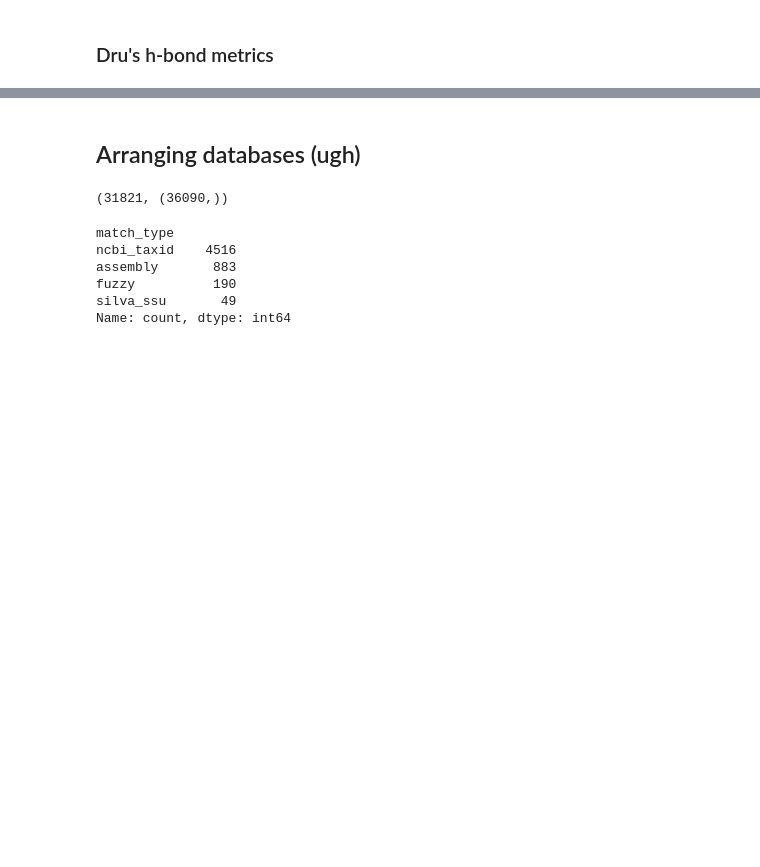
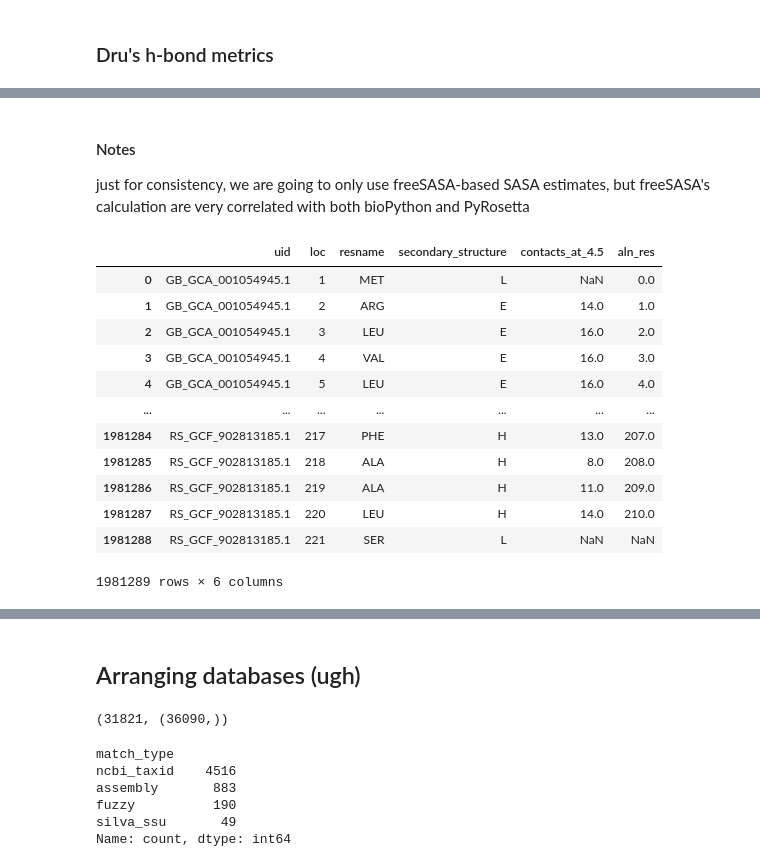
Before and after one commit to realmichaelhoffert/adenylate_kinase_ogt, a Jupyter notebook: notebooks/01_compile_data.ipynb, the cells around one changed output, grey strips where cells are left out. Saved outputs shown, nothing was run; the diff lists cells and outputs as text; code cells hidden in the pictures; blank space fills up the shorter version.

```diff
--- a/notebooks/01_compile_data.ipynb
+++ b/notebooks/01_compile_data.ipynb
@@ -244,0 +344,20 @@ extra_per_residue_data.head()
+# %% [markdown]
+#### Notes
+just for consistency, we are going to only use freeSASA-based SASA estimates, but freeSASA's calculation are very correlated with both bioPython and PyRosetta
+# %%
+# don't need these columns
+extra_per_residue_data.drop(['fa_sol', 'fa_atr', 'fa_elec', 'sasa', 'delta_sasa', 'normalized_delta_sasa'], axis=1)
+# %% [output]
+|  | uid | loc | resname | secondary_structure | contacts_at_4.5 | aln_res |
+| 0 | GB_GCA_001054945.1 | 1 | MET | L | NaN | 0.0 |
+| 1 | GB_GCA_001054945.1 | 2 | ARG | E | 14.0 | 1.0 |
+| 2 | GB_GCA_001054945.1 | 3 | LEU | E | 16.0 | 2.0 |
+| 3 | GB_GCA_001054945.1 | 4 | VAL | E | 16.0 | 3.0 |
+| 4 | GB_GCA_001054945.1 | 5 | LEU | E | 16.0 | 4.0 |
+| ... | ... | ... | ... | ... | ... | ... |
+| 1981284 | RS_GCF_902813185.1 | 217 | PHE | H | 13.0 | 207.0 |
+| 1981285 | RS_GCF_902813185.1 | 218 | ALA | H | 8.0 | 208.0 |
+| 1981286 | RS_GCF_902813185.1 | 219 | ALA | H | 11.0 | 209.0 |
+| 1981287 | RS_GCF_902813185.1 | 220 | LEU | H | 14.0 | 210.0 |
+| 1981288 | RS_GCF_902813185.1 | 221 | SER | L | NaN | NaN |
+1981289 rows × 6 columns
```
Also changed, not shown: parts of 23 cells of this notebook.
